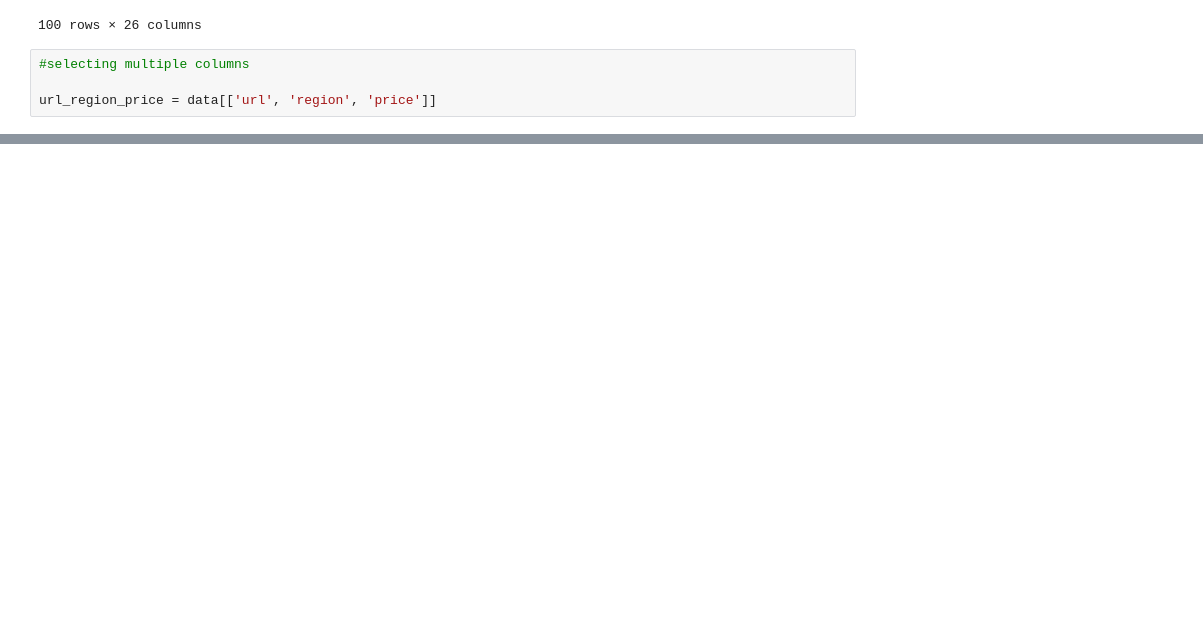
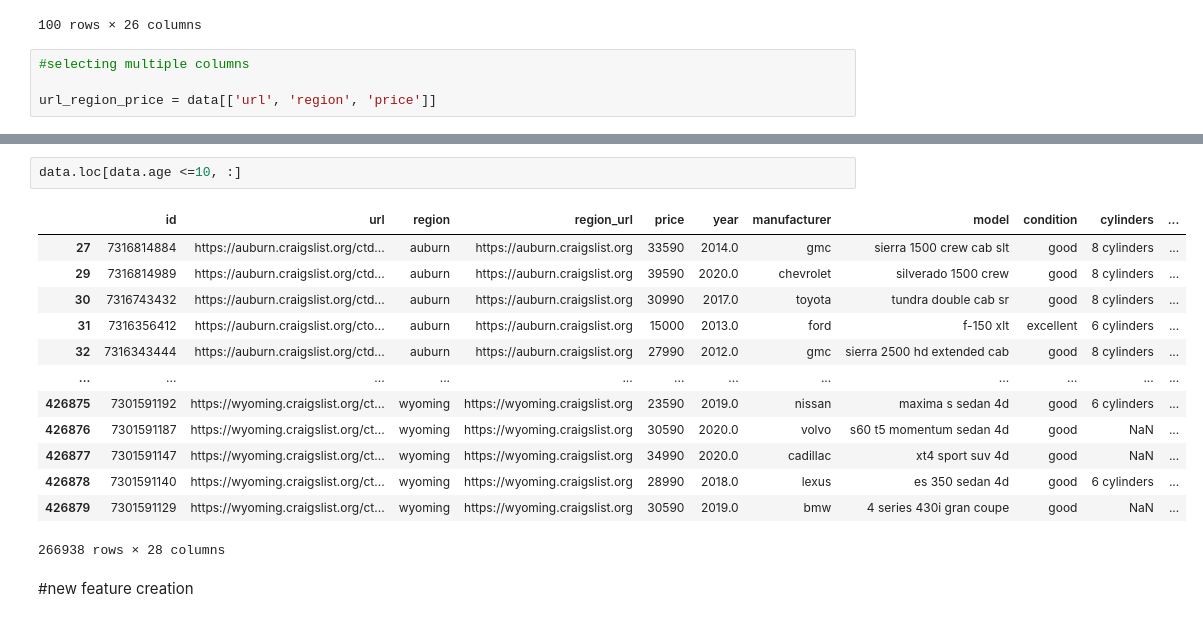
Before and after one commit to jmajurel/ml, a Jupyter notebook: data_manipulation.ipynb, the cells around one changed output, grey strips where cells are left out. Drawn from its saved outputs; the diff is of its cells as text; blank space fills up the shorter version.

```diff
--- a/data_manipulation.ipynb
+++ b/data_manipulation.ipynb
@@ -61,0 +160,18 @@ url_region_price = data.loc[0:100, ['url', 'region', 'price']]
+# %%
+data.loc[data.age <=10, :]
+# %% [output]
+|  | id | url | region | region_url | price | year | manufacturer | model | condition | cylinders | ... |
+| 27 | 7316814884 | https://auburn.craigslist.org/ctd... | auburn | https://auburn.craigslist.org | 33590 | 2014.0 | gmc | sierra 1500 crew cab slt | good | 8 cylinders | ... |
+| 29 | 7316814989 | https://auburn.craigslist.org/ctd... | auburn | https://auburn.craigslist.org | 39590 | 2020.0 | chevrolet | silverado 1500 crew | good | 8 cylinders | ... |
+| 30 | 7316743432 | https://auburn.craigslist.org/ctd... | auburn | https://auburn.craigslist.org | 30990 | 2017.0 | toyota | tundra double cab sr | good | 8 cylinders | ... |
+| 31 | 7316356412 | https://auburn.craigslist.org/cto... | auburn | https://auburn.craigslist.org | 15000 | 2013.0 | ford | f-150 xlt | excellent | 6 cylinders | ... |
+| 32 | 7316343444 | https://auburn.craigslist.org/ctd... | auburn | https://auburn.craigslist.org | 27990 | 2012.0 | gmc | sierra 2500 hd extended cab | good | 8 cylinders | ... |
+| ... | ... | ... | ... | ... | ... | ... | ... | ... | ... | ... | ... |
+| 426875 | 7301591192 | https://wyoming.craigslist.org/ct... | wyoming | https://wyoming.craigslist.org | 23590 | 2019.0 | nissan | maxima s sedan 4d | good | 6 cylinders | ... |
+| 426876 | 7301591187 | https://wyoming.craigslist.org/ct... | wyoming | https://wyoming.craigslist.org | 30590 | 2020.0 | volvo | s60 t5 momentum sedan 4d | good | NaN | ... |
+| 426877 | 7301591147 | https://wyoming.craigslist.org/ct... | wyoming | https://wyoming.craigslist.org | 34990 | 2020.0 | cadillac | xt4 sport suv 4d | good | NaN | ... |
+| 426878 | 7301591140 | https://wyoming.craigslist.org/ct... | wyoming | https://wyoming.craigslist.org | 28990 | 2018.0 | lexus | es 350 sedan 4d | good | 6 cylinders | ... |
+| 426879 | 7301591129 | https://wyoming.craigslist.org/ct... | wyoming | https://wyoming.craigslist.org | 30590 | 2019.0 | bmw | 4 series 430i gran coupe | good | NaN | ... |
+266938 rows × 28 columns
+# %% [markdown]
+#new feature creation
```
Also changed, not shown: parts of 32 cells of this notebook.
